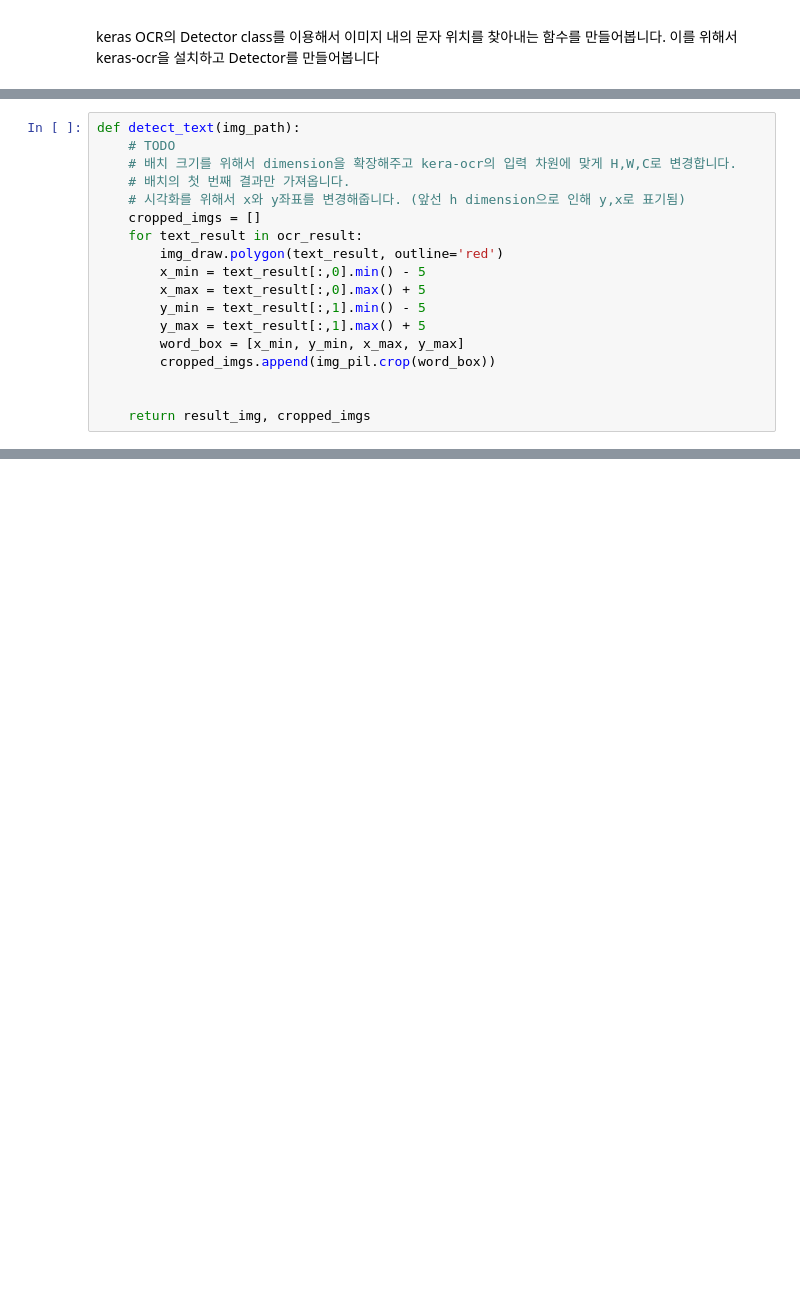
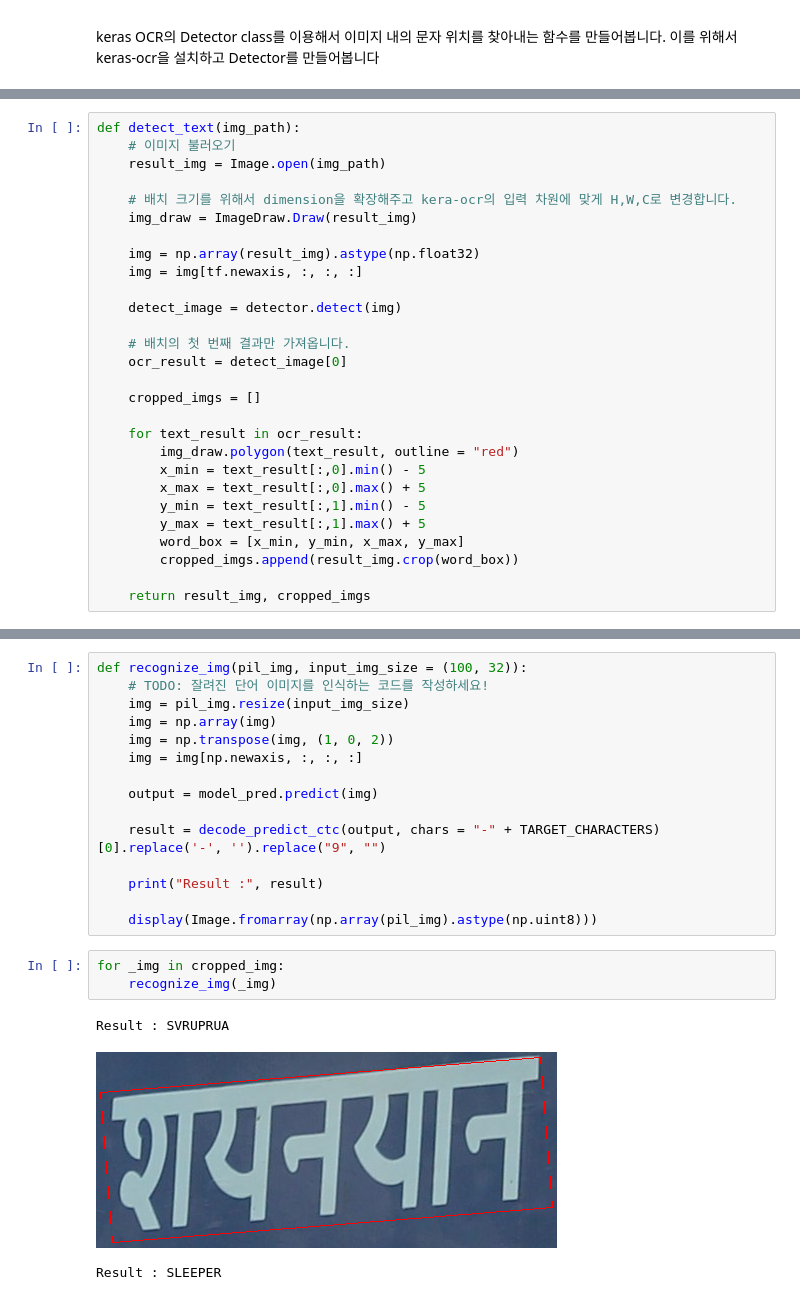
Before and after one commit to Chabbbbbo/GoingDeeper, a Jupyter notebook: [Project_6] OCR/[G-12] make ocr.ipynb, the cells around one changed output, grey strips where cells are left out. Drawn from its saved outputs; the diff is of its cells as text; blank space fills up the shorter version.

```diff
--- a/[Project_6] OCR/[G-12] make ocr.ipynb
+++ b/[Project_6] OCR/[G-12] make ocr.ipynb
@@ -38,19 +416,29 @@ Looking for /aiffel/.keras-ocr/craft_mlt_25k.h5
 # %%
 def detect_text(img_path):
-    # TODO
+    # 이미지 불러오기
+    result_img = Image.open(img_path)
+
     # 배치 크기를 위해서 dimension을 확장해주고 kera-ocr의 입력 차원에 맞게 H,W,C로 변경합니다.
+    img_draw = ImageDraw.Draw(result_img)
+
+    img = np.array(result_img).astype(np.float32)
+    img = img[tf.newaxis, :, :, :]
+
+    detect_image = detector.detect(img)
+
     # 배치의 첫 번째 결과만 가져옵니다.
-    # 시각화를 위해서 x와 y좌표를 변경해줍니다. (앞선 h dimension으로 인해 y,x로 표기됨)
+    ocr_result = detect_image[0]
+
     cropped_imgs = []
+
     for text_result in ocr_result:
-        img_draw.polygon(text_result, outline='red')
+        img_draw.polygon(text_result, outline = "red")
         x_min = text_result[:,0].min() - 5
         x_max = text_result[:,0].max() + 5
         y_min = text_result[:,1].min() - 5
         y_max = text_result[:,1].max() + 5
         word_box = [x_min, y_min, x_max, y_max]
-        cropped_imgs.append(img_pil.crop(word_box))
-
+        cropped_imgs.append(result_img.crop(word_box))
 
     return result_img, cropped_imgs
 # %%
@@ -60,0 +454,22 @@ NameError: name 'ocr_result' is not defined
+# %%
+def recognize_img(pil_img, input_img_size = (100, 32)):
+    # TODO: 잘려진 단어 이미지를 인식하는 코드를 작성하세요!
+    img = pil_img.resize(input_img_size)
+    img = np.array(img)
+    img = np.transpose(img, (1, 0, 2))
+    img = img[np.newaxis, :, :, :]
+
+    output = model_pred.predict(img)
+
+    result = decode_predict_ctc(output, chars = "-" + TARGET_CHARACTERS)[0].replace('-', '').replace("9", "")
+
+    print("Result :", result)
+
+    display(Image.fromarray(np.array(pil_img).astype(np.uint8)))
+# %%
+for _img in cropped_img:
+    recognize_img(_img)
+# %% [output]
+Result : SVRUPRUA
+[figure, added]
+Result : SLEEPER
```
Also changed, not shown: parts of 25 cells of this notebook.
